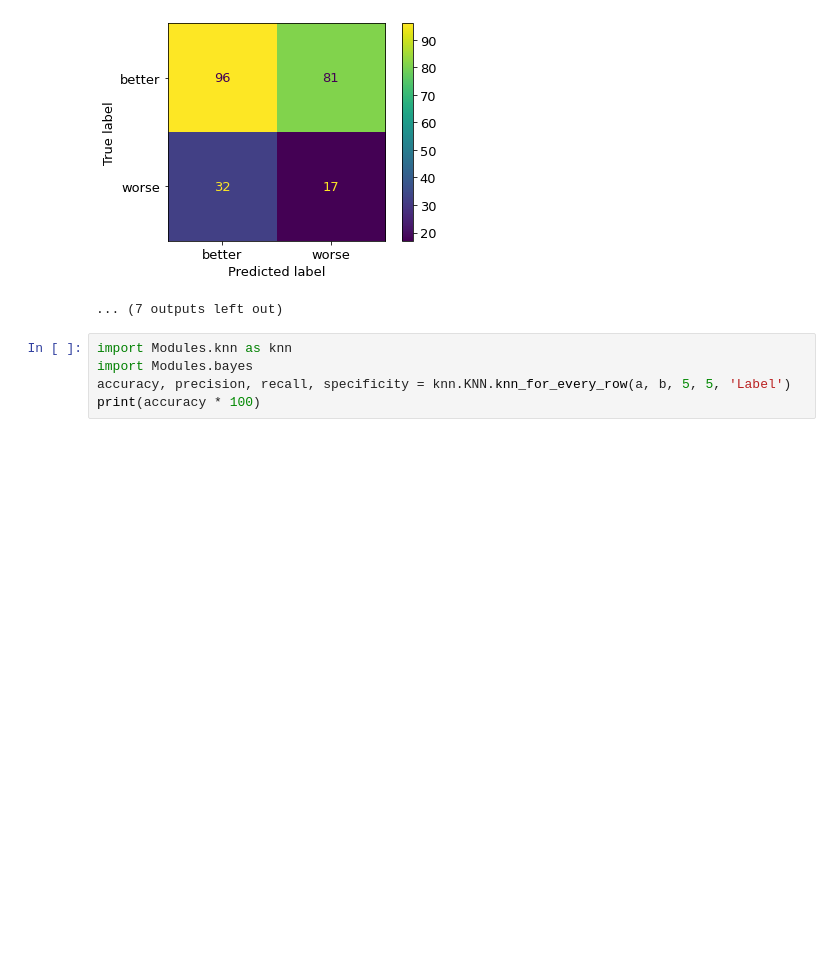
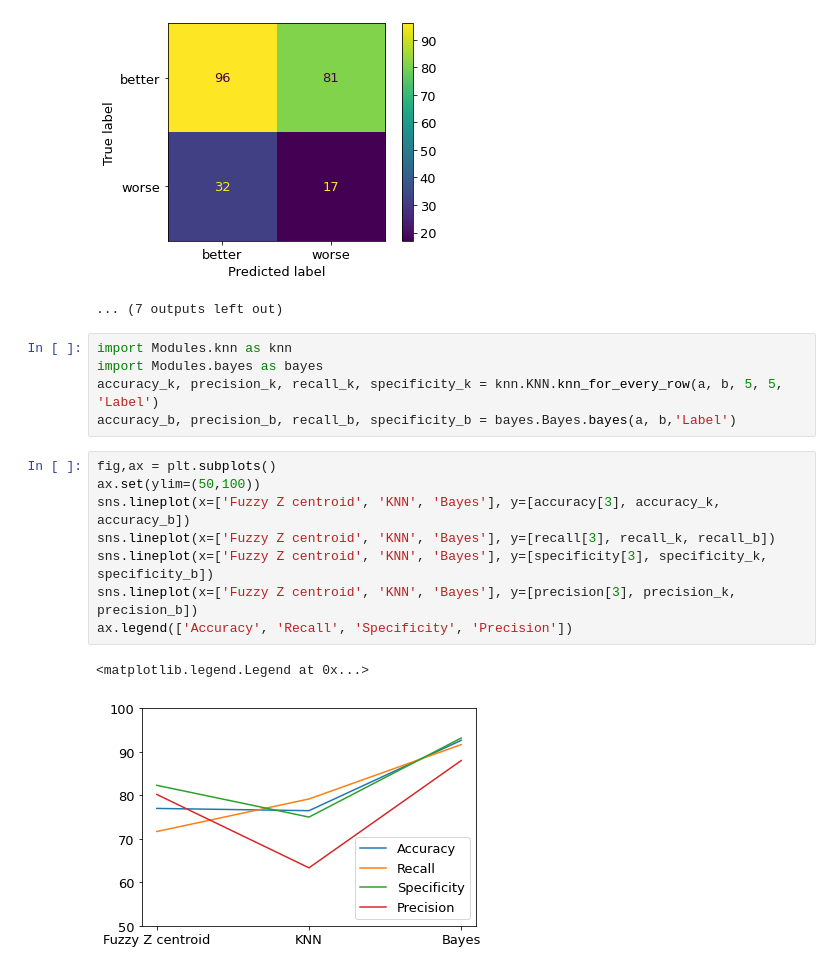
Before and after one commit to panierka/city_quality_of_life_classifier, a Jupyter notebook: city_ratings_classifier.ipynb, the cells around one changed output. Saved outputs shown, nothing was run; the diff lists cells and outputs as text; blank space fills up the shorter version.

```diff
--- a/city_ratings_classifier.ipynb
+++ b/city_ratings_classifier.ipynb
@@ -255,6 +255,17 @@ FOR NORM = ExtendedMangerNorm, DEFUZZIFICATION METHOD = mom, THRESHOLD = 70
 ... (7 outputs left out)
 # %%
 import Modules.knn as knn
-import Modules.bayes
-accuracy, precision, recall, specificity = knn.KNN.knn_for_every_row(a, b, 5, 5, 'Label')
-print(accuracy * 100)
+import Modules.bayes as bayes
+accuracy_k, precision_k, recall_k, specificity_k = knn.KNN.knn_for_every_row(a, b, 5, 5, 'Label')
+accuracy_b, precision_b, recall_b, specificity_b = bayes.Bayes.bayes(a, b,'Label')
+# %%
+fig,ax = plt.subplots()
+ax.set(ylim=(50,100))
+sns.lineplot(x=['Fuzzy Z centroid', 'KNN', 'Bayes'], y=[accuracy[3], accuracy_k, accuracy_b])
+sns.lineplot(x=['Fuzzy Z centroid', 'KNN', 'Bayes'], y=[recall[3], recall_k, recall_b])
+sns.lineplot(x=['Fuzzy Z centroid', 'KNN', 'Bayes'], y=[specificity[3], specificity_k, specificity_b])
+sns.lineplot(x=['Fuzzy Z centroid', 'KNN', 'Bayes'], y=[precision[3], precision_k, precision_b])
+ax.legend(['Accuracy', 'Recall', 'Specificity', 'Precision'])
+# %% [output]
+<matplotlib.legend.Legend at 0x...>
+[figure, added]
```
Also changed, not shown: 4 other files.
